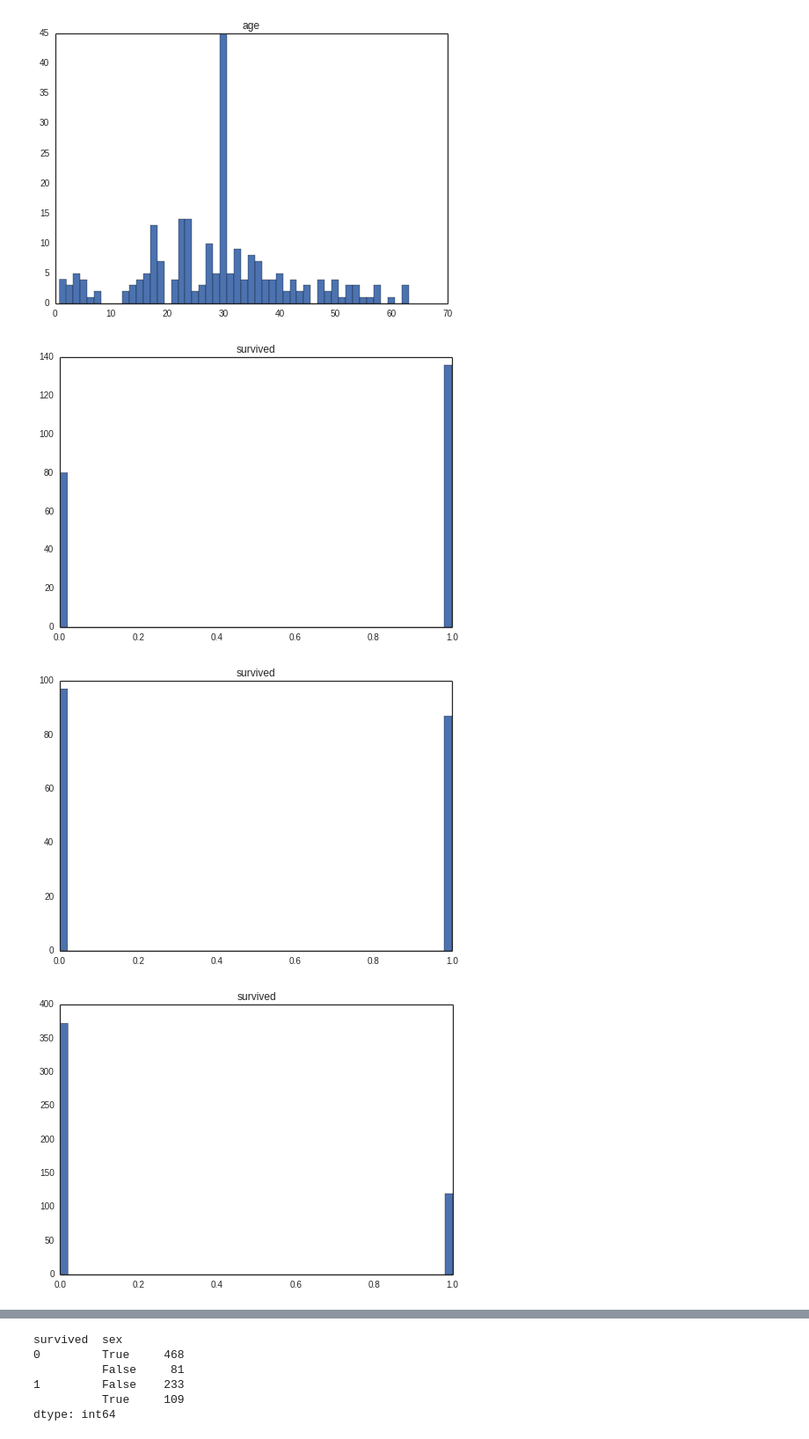
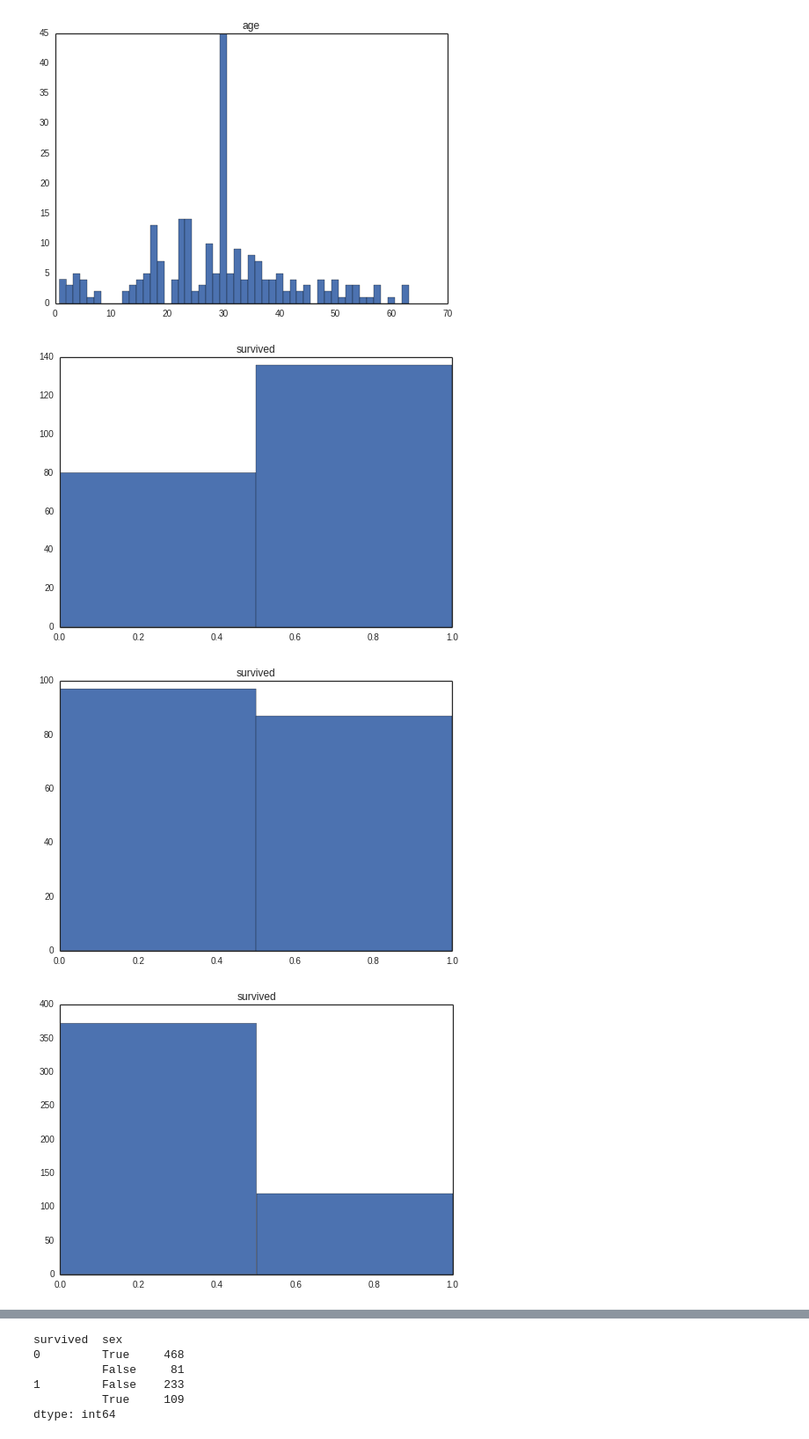
Before and after one commit to kaszubki/jp2dp, a Jupyter notebook: L9.ipynb, the cells around one changed output, grey strips where cells are left out. Shown at 88% size. Drawn from its saved outputs; the diff is of its cells as text; code cells hidden in the pictures.

```diff
--- a/L9.ipynb
+++ b/L9.ipynb
@@ -103,11 +103,11 @@ See the caveats in the documentation: http://pandas.pydata.org/pandas-docs/stabl
 [figure]
 # %%
 for pc in [1, 2, 3]:
-    titanic.loc[(titanic["pclass"] == pc)].hist(column="survived", bins=50, grid=False)
+    titanic.loc[(titanic["pclass"] == pc)].hist(column="survived", bins=2, grid=False)
 # %% [output]
-[figure, old version]
+[figure, new version]
-[figure, old version]
+[figure, new version]
-[figure, old version]
+[figure, new version]
 # %%
 for emb in set(titanic["sibsp"]):
     print emb
```
Also changed, not shown: parts of 1 cell of this notebook.
